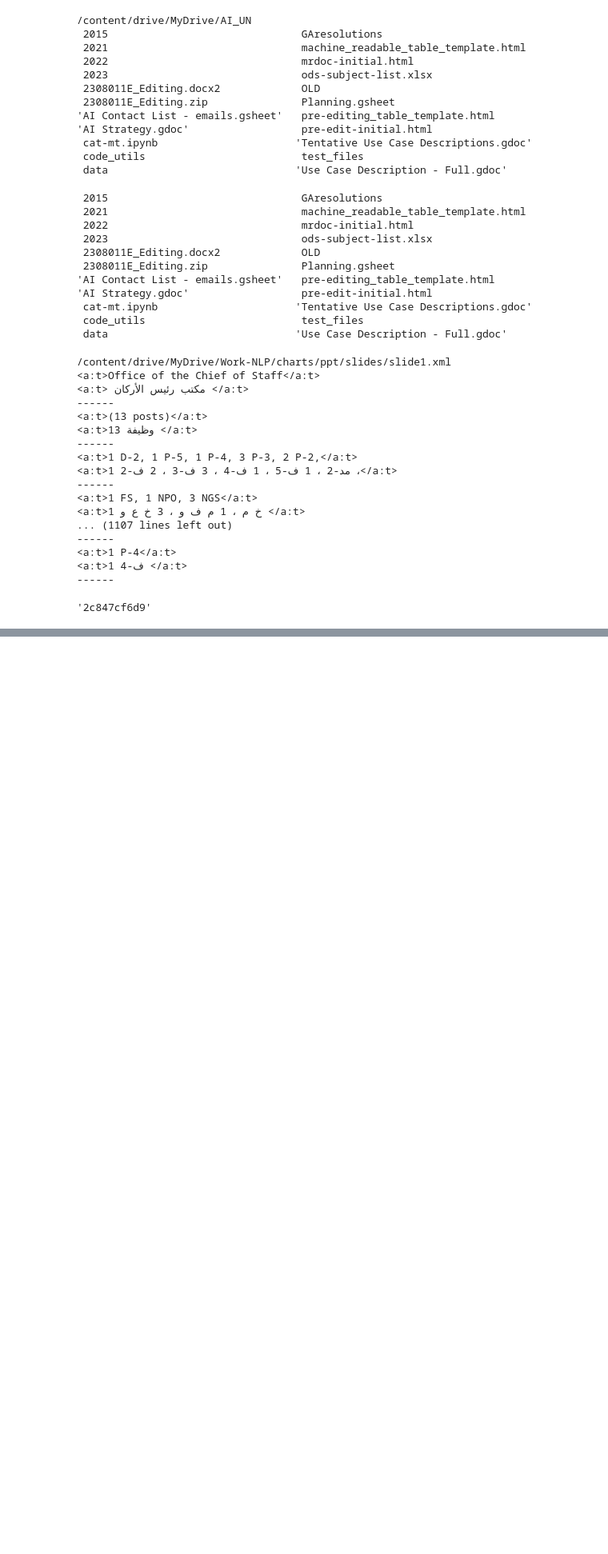
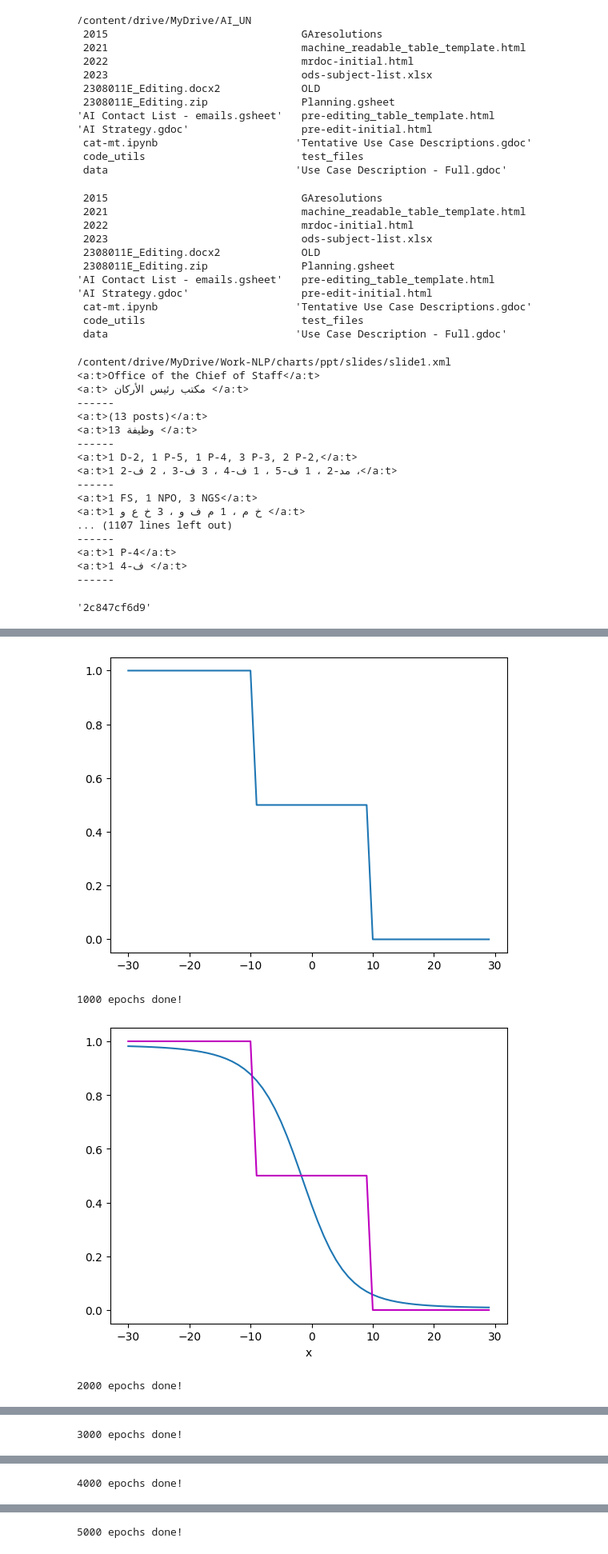
Before and after one commit to hmghaly/ai, a Jupyter notebook: ai_semantic_search.ipynb, the cells around one changed output, grey strips where cells are left out. Shown at 80% size. Cells and saved outputs as stored; diff of their text form; code cells hidden in the pictures; blank space fills up the shorter version.

```diff
--- a/ai_semantic_search.ipynb
+++ b/ai_semantic_search.ipynb
@@ -4475,0 +4772,77 @@ simple_hash("/content/drive/MyDrive/Work-NLP/charts/ppt/slides/slide1.xml",10)
+# %%
+import torch
+import matplotlib.pyplot as plt
+
+# generate synthetic the data
+X = torch.arange(-30, 30, 1).view(-1, 1).type(torch.FloatTensor)
+Y = torch.zeros(X.shape[0])
+Y[(X[:, 0] <= -10)] = 1.0
+Y[(X[:, 0] > -10) & (X[:, 0] < 10)] = 0.5
+Y[(X[:, 0] > 10)] = 0
+
+plt.plot(X, Y)
+plt.show()
+
+# Define the class for single layer NN
+class one_layer_net(torch.nn.Module):
+    # Constructor
+    def __init__(self, input_size, hidden_neurons, output_size):
+        super(one_layer_net, self).__init__()
+        # hidden layer
+        self.linear_one = torch.nn.Linear(input_size, hidden_neurons)
+        self.linear_two = torch.nn.Linear(hidden_neurons, output_size)
+        # defining layers as attributes
+        self.layer_in = None
+        self.act = None
+        self.layer_out = None
+    # prediction function
+    def forward(self, x):
+        self.layer_in = self.linear_one(x)
+        self.act = torch.sigmoid(self.layer_in)
+        self.layer_out = self.linear_two(self.act)
+        y_pred = torch.sigmoid(self.linear_two(self.act))
+        return y_pred
+
+# create the model
+model = one_layer_net(1, 2, 1)  # 2 represents two neurons in one hidden layer
+
+def criterion(y_pred, y):
+    out = -1 * torch.mean(y * torch.log(y_pred) + (1 - y) * torch.log(1 - y_pred))
+    return out
+optimizer = torch.optim.SGD(model.parameters(), lr=0.01)
+
+# Define the training loop
+epochs=5000
+cost = []
+total=0
+for epoch in range(epochs):
+    total=0
+    epoch = epoch + 1
+    model.zero_grad()
+    for x, y in zip(X, Y):
+        yhat = model(x)
+        loss = criterion(yhat, y)
+        loss.backward()
+        optimizer.step()
+        optimizer.zero_grad()
+        # get total loss
+        total+=loss.item()
+    cost.append(total)
+    if epoch % 1000 == 0:
+        print(str(epoch)+ " " + "epochs done!") # visualze results after every 1000 epochs
+        # plot the result of function approximator
+        plt.plot(X.numpy(), model(X).detach().numpy())
+        plt.plot(X.numpy(), Y.numpy(), 'm')
+        plt.xlabel('x')
+        plt.show()
+
+# plot the cost
+plt.plot(cost)
+plt.xlabel('epochs')
+plt.title('cross entropy loss')
+plt.show()
+# %% [output]
+[figure, added]
+1000 epochs done!
+[figure, added]
+2000 epochs done!
@@ -4475,0 +4850 @@ simple_hash("/content/drive/MyDrive/Work-NLP/charts/ppt/slides/slide1.xml",10)
+3000 epochs done!
@@ -4475,0 +4852 @@ simple_hash("/content/drive/MyDrive/Work-NLP/charts/ppt/slides/slide1.xml",10)
+4000 epochs done!
@@ -4475,0 +4854 @@ simple_hash("/content/drive/MyDrive/Work-NLP/charts/ppt/slides/slide1.xml",10)
+5000 epochs done!
```
Also changed, not shown: parts of 43 cells of this notebook.
